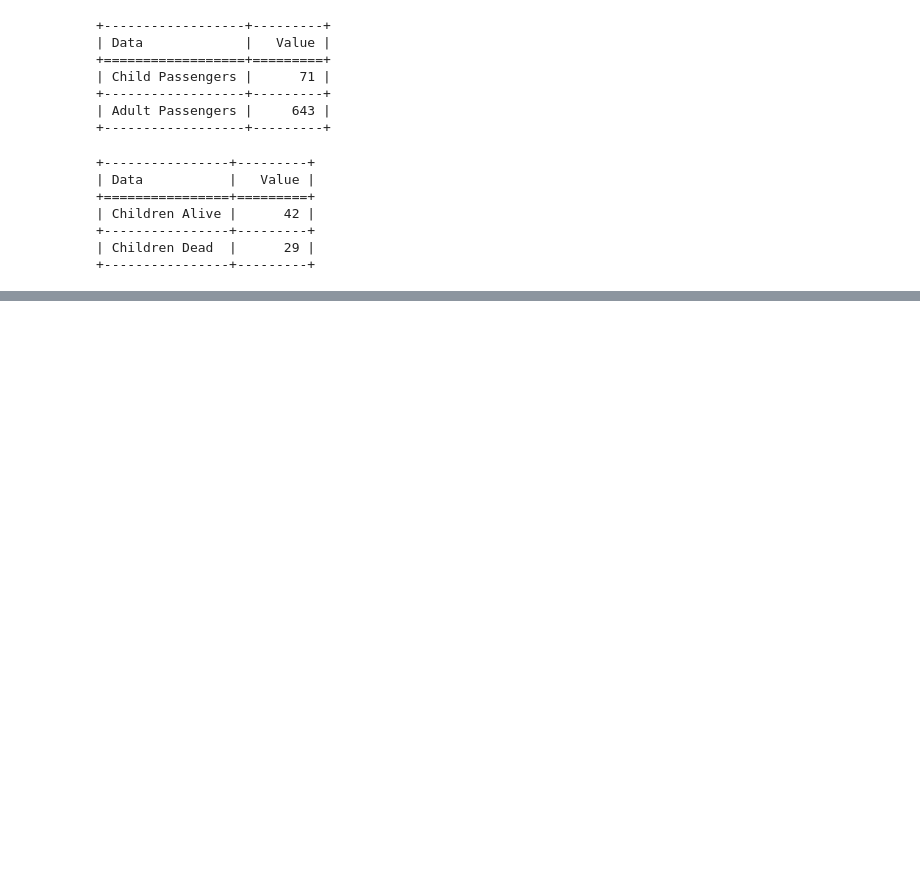
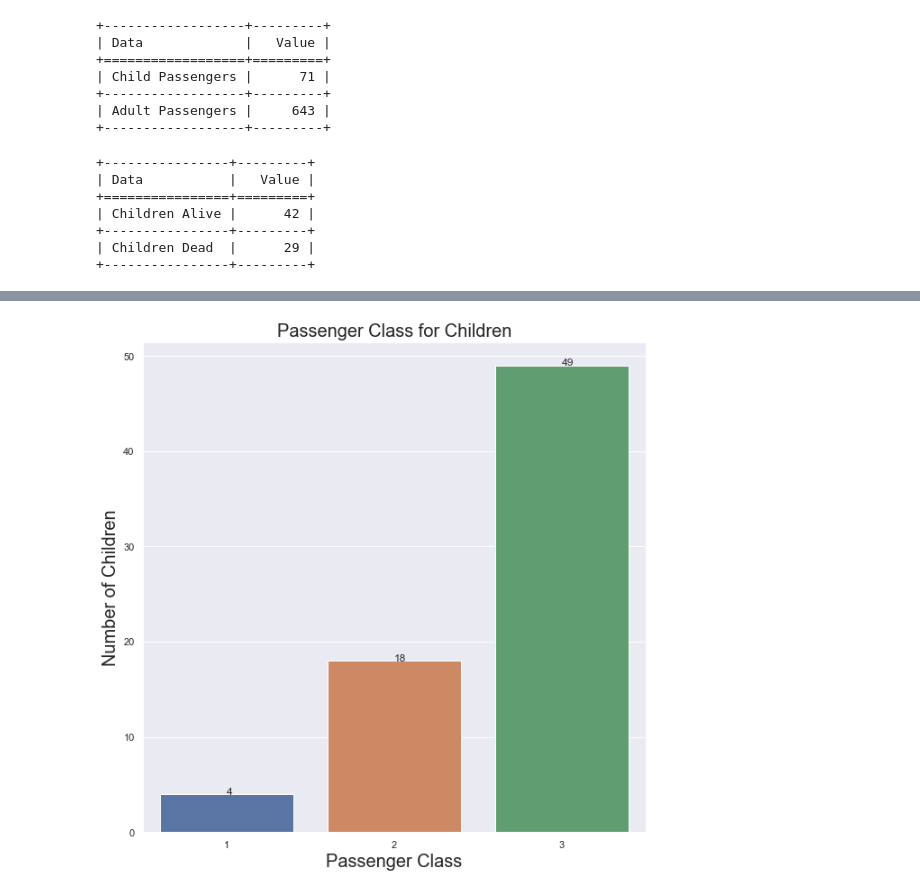
Before and after one commit to AliZ786/COMP-333, a Jupyter notebook: Assignments/Assignment4/LabAssignment4.ipynb, the cells around one changed output, grey strips where cells are left out. Cells and saved outputs as stored; diff of their text form; code cells hidden in the pictures; blank space fills up the shorter version.

```diff
--- a/Assignments/Assignment4/LabAssignment4.ipynb
+++ b/Assignments/Assignment4/LabAssignment4.ipynb
@@ -173,0 +203,23 @@ plt.show()
+# %%
+# Checking the passenger class for the children
+children_passengers = child_passengers["Pclass"].value_counts()
+
+# Set the figure size
+plt.figure(figsize=(10, 10))
+
+# Create barplot using seaborn
+sns.set(style="darkgrid")
+ax = sns.barplot(x=children_passengers.index, y=children_passengers.values)
+
+for p in ax.patches:
+    ax.annotate('{:.0f}'.format(p.get_height()), (p.get_x()+0.4, p.get_height()))
+
+# Add title and axis labels
+plt.title("Passenger Class for Children", fontdict={'size':20})
+plt.xlabel("Passenger Class",fontdict={'size':20})
+plt.ylabel("Number of Children", fontdict={'size':20})
+
+# Show the plot
+plt.show()
+# %% [output]
+[figure, added]
```
Also changed, not shown: parts of 17 cells of this notebook.
